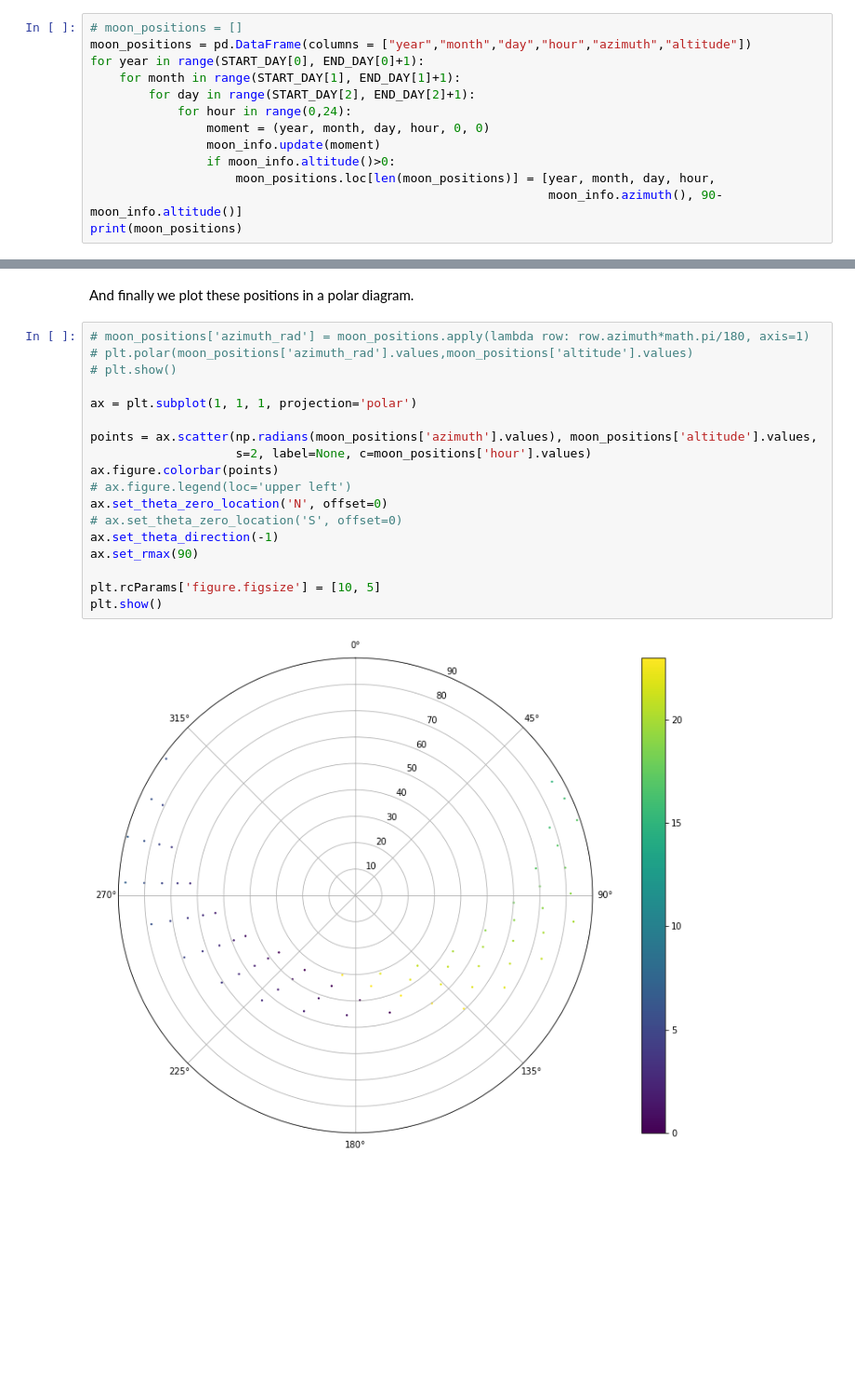
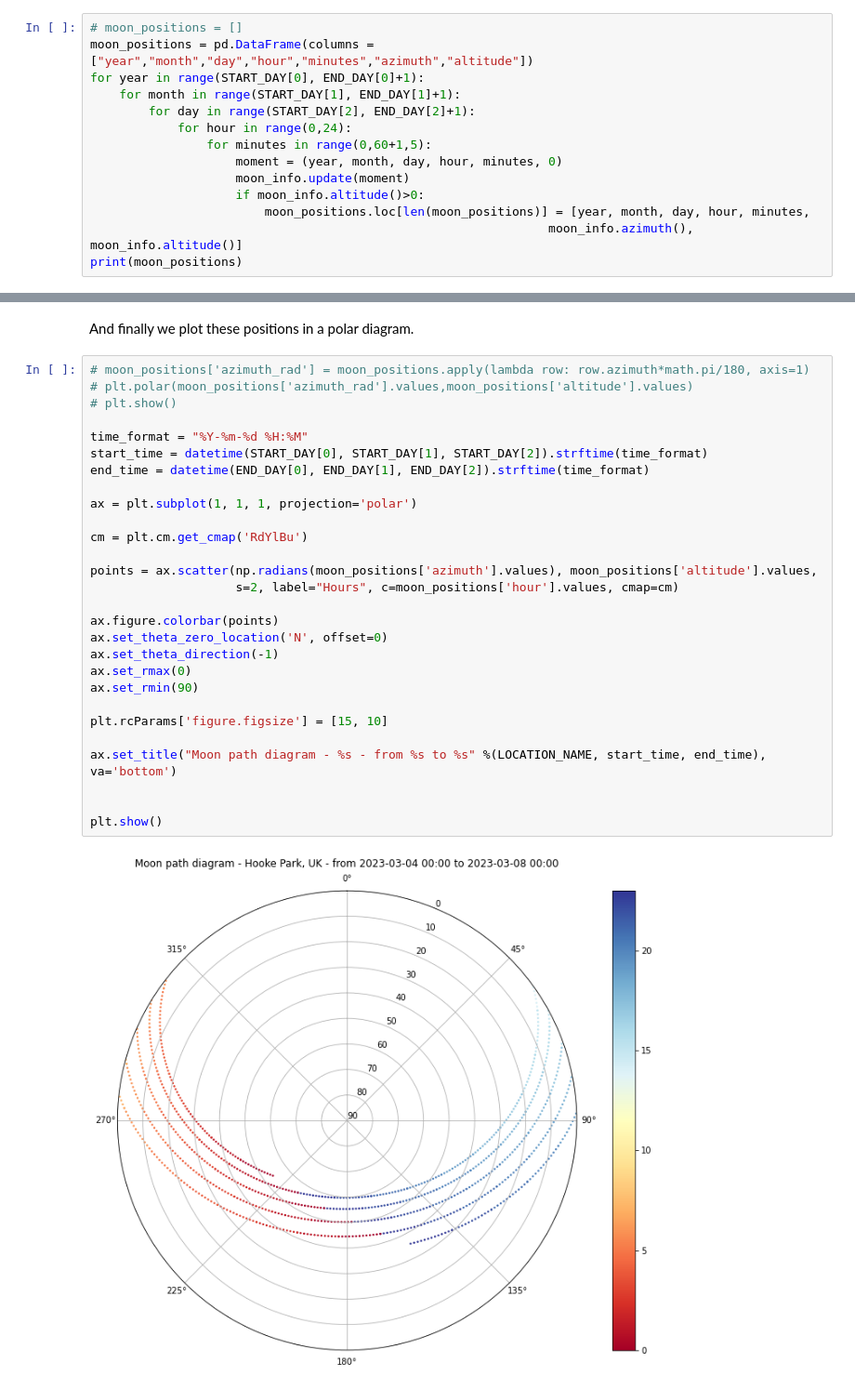
Before and after one commit to aaschool/full_moon_theatre, a Jupyter notebook: Full Moon Theatre Planning.ipynb, the cells around one changed output, grey strips where cells are left out. Shown at 93% size. Saved outputs shown, nothing was run; the diff lists cells and outputs as text; blank space fills up the shorter version.

Commit message:
plot improvement

```diff
--- a/Full Moon Theatre Planning.ipynb
+++ b/Full Moon Theatre Planning.ipynb
@@ -83,15 +83,16 @@ Next four Moon phases: [('last_quarter', (2023, 3, 15, 2, 8, 14.773621)), ('new_
 Now we calculate the position of the Moon over the workshop days for every hour.
 # %%
 # moon_positions = []
-moon_positions = pd.DataFrame(columns = ["year","month","day","hour","azimuth","altitude"])
+moon_positions = pd.DataFrame(columns = ["year","month","day","hour","minutes","azimuth","altitude"])
 for year in range(START_DAY[0], END_DAY[0]+1):
     for month in range(START_DAY[1], END_DAY[1]+1):
         for day in range(START_DAY[2], END_DAY[2]+1):
             for hour in range(0,24):
-                moment = (year, month, day, hour, 0, 0)
-                moon_info.update(moment)
-                if moon_info.altitude()>0:
-                    moon_positions.loc[len(moon_positions)] = [year, month, day, hour,
-                                                               moon_info.azimuth(), 90-moon_info.altitude()]
+                for minutes in range(0,60+1,5):
+                    moment = (year, month, day, hour, minutes, 0)
+                    moon_info.update(moment)
+                    if moon_info.altitude()>0:
+                        moon_positions.loc[len(moon_positions)] = [year, month, day, hour, minutes,
+                                                               moon_info.azimuth(), moon_info.altitude()]
 print(moon_positions)
 # %% [output]
@@ -114,20 +115,30 @@ And finally we plot these positions in a polar diagram.
 # %%
 # moon_positions['azimuth_rad'] = moon_positions.apply(lambda row: row.azimuth*math.pi/180, axis=1)
 # plt.polar(moon_positions['azimuth_rad'].values,moon_positions['altitude'].values)
 # plt.show()
 
+time_format = "%Y-%m-%d %H:%M"
+start_time = datetime(START_DAY[0], START_DAY[1], START_DAY[2]).strftime(time_format)
+end_time = datetime(END_DAY[0], END_DAY[1], END_DAY[2]).strftime(time_format)
+
 ax = plt.subplot(1, 1, 1, projection='polar')
 
+cm = plt.cm.get_cmap('RdYlBu')
+
 points = ax.scatter(np.radians(moon_positions['azimuth'].values), moon_positions['altitude'].values,
-                    s=2, label=None, c=moon_positions['hour'].values)
+                    s=2, label="Hours", c=moon_positions['hour'].values, cmap=cm)
+
 ax.figure.colorbar(points)
-# ax.figure.legend(loc='upper left')
 ax.set_theta_zero_location('N', offset=0)
-# ax.set_theta_zero_location('S', offset=0)
 ax.set_theta_direction(-1)
-ax.set_rmax(90)
+ax.set_rmax(0)
+ax.set_rmin(90)
 
-plt.rcParams['figure.figsize'] = [10, 5]
+plt.rcParams['figure.figsize'] = [15, 10]
+
+ax.set_title("Moon path diagram - %s - from %s to %s" %(LOCATION_NAME, start_time, end_time), va='bottom')
+
+
 plt.show()
 # %% [output]
-[figure, old version]
+[figure, new version]
```
Also changed, not shown: parts of 1 cell of this notebook.
